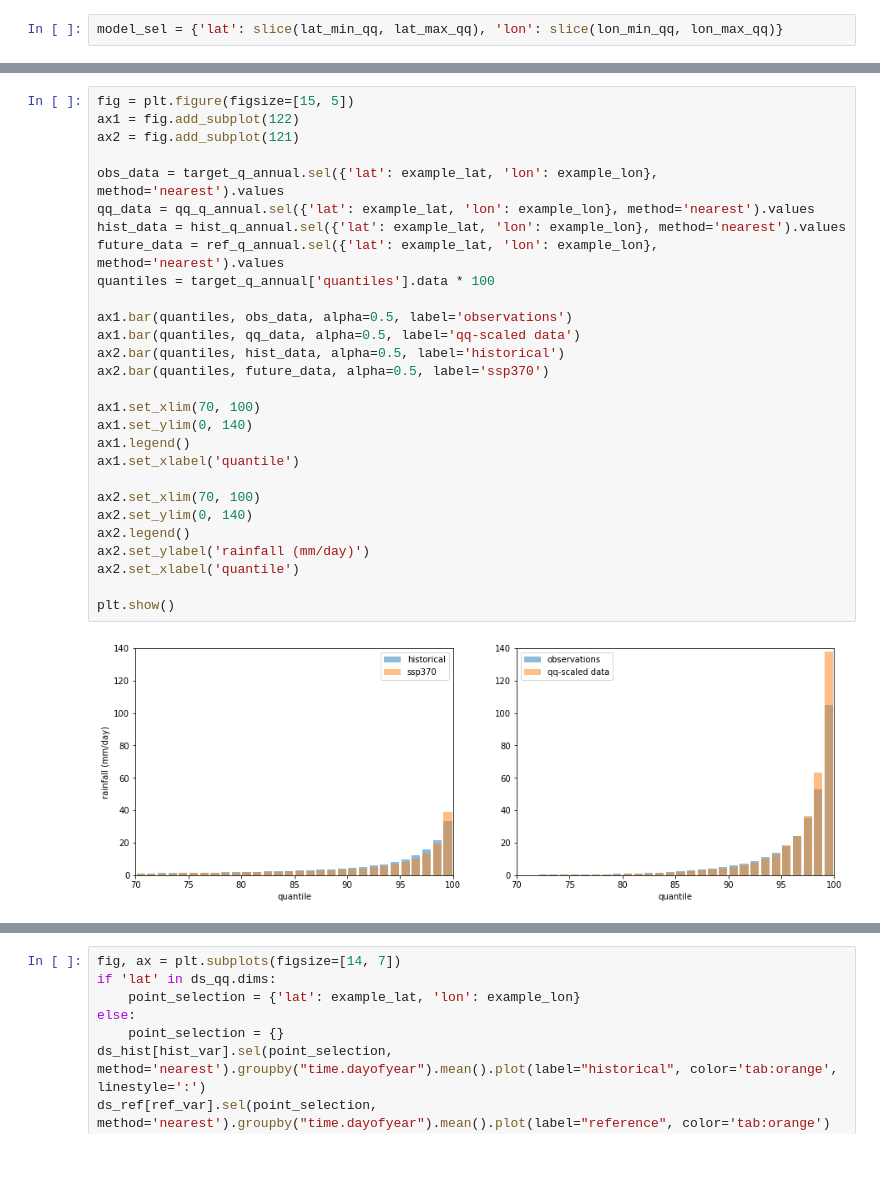
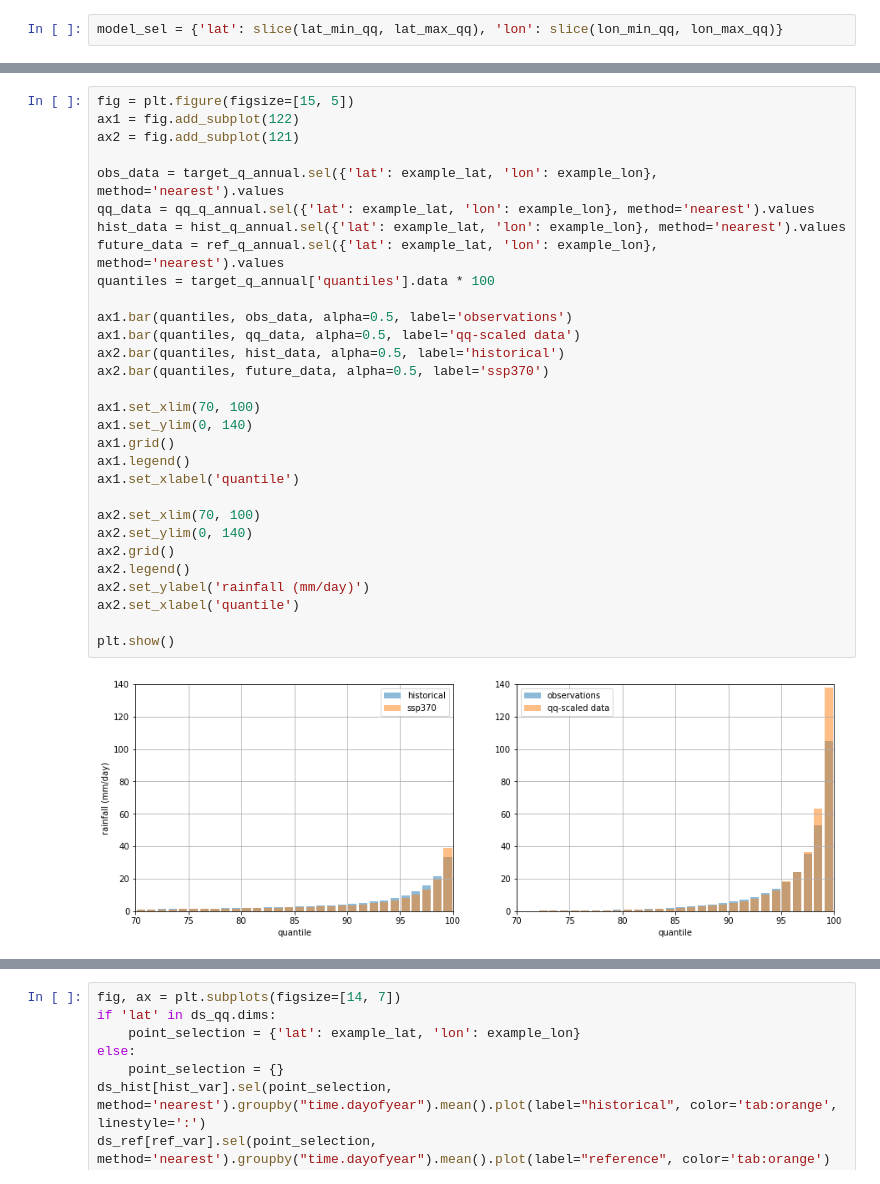
Before and after one commit to AusClimateService/qqscale, a Jupyter notebook: example_validation/pr-qdc-multiplicative-ssr_day_AGCD-ACCESS-ESM1-5_ssp370_r1i1p1f1_20350101-20641231.ipynb, the cells around one changed output, grey strips where cells are left out. Cells and saved outputs as stored; diff of their text form.

```diff
--- a/example_validation/pr-qdc-multiplicative-ssr_day_AGCD-ACCESS-ESM1-5_ssp370_r1i1p1f1_20350101-20641231.ipynb
+++ b/example_validation/pr-qdc-multiplicative-ssr_day_AGCD-ACCESS-ESM1-5_ssp370_r1i1p1f1_20350101-20641231.ipynb
@@ -669,30 +703,32 @@ compare_datasets(ds_hist[hist_var], ds_ref[ref_var], ds_target[target_var], ds_q
 # %%
 fig = plt.figure(figsize=[15, 5])
 ax1 = fig.add_subplot(122)
 ax2 = fig.add_subplot(121)
 
 obs_data = target_q_annual.sel({'lat': example_lat, 'lon': example_lon}, method='nearest').values
 qq_data = qq_q_annual.sel({'lat': example_lat, 'lon': example_lon}, method='nearest').values
 hist_data = hist_q_annual.sel({'lat': example_lat, 'lon': example_lon}, method='nearest').values
 future_data = ref_q_annual.sel({'lat': example_lat, 'lon': example_lon}, method='nearest').values
 quantiles = target_q_annual['quantiles'].data * 100
 
 ax1.bar(quantiles, obs_data, alpha=0.5, label='observations')
 ax1.bar(quantiles, qq_data, alpha=0.5, label='qq-scaled data')
 ax2.bar(quantiles, hist_data, alpha=0.5, label='historical')
 ax2.bar(quantiles, future_data, alpha=0.5, label='ssp370')
 
 ax1.set_xlim(70, 100)
 ax1.set_ylim(0, 140)
+ax1.grid()
 ax1.legend()
 ax1.set_xlabel('quantile')
 
 ax2.set_xlim(70, 100)
 ax2.set_ylim(0, 140)
+ax2.grid()
 ax2.legend()
 ax2.set_ylabel('rainfall (mm/day)')
 ax2.set_xlabel('quantile')
 
 plt.show()
 # %% [output]
-[figure, old version]
+[figure, new version]
```
Also changed, not shown: parts of 17 cells of this notebook.
